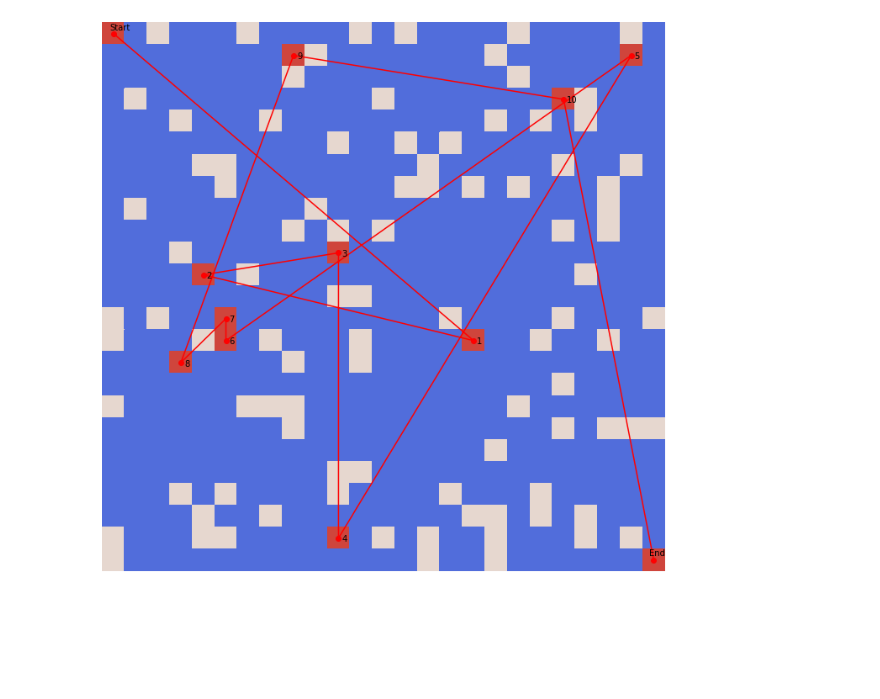
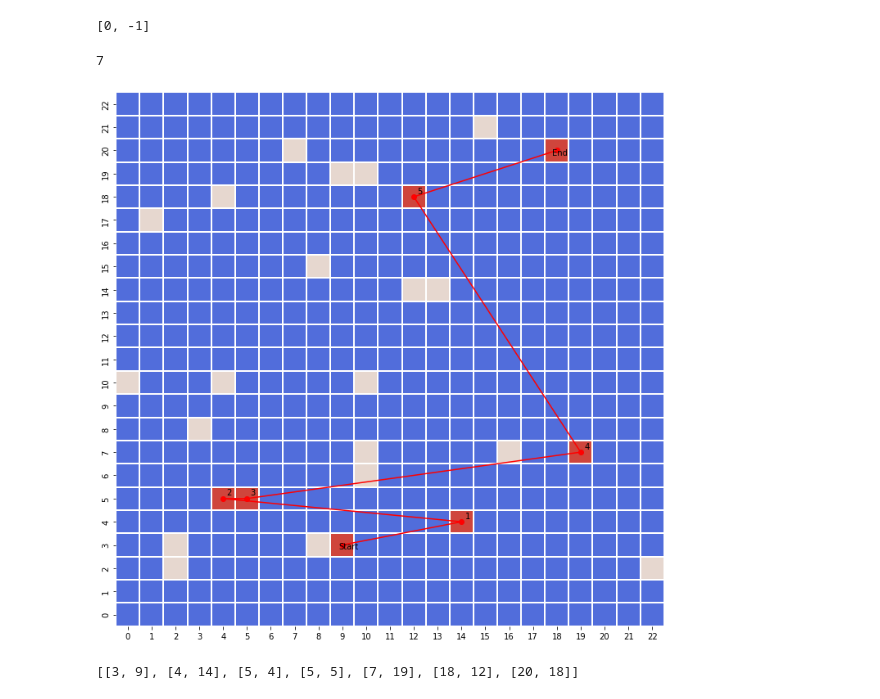
Before and after one commit to giorgio-angelo-esposito/Orienteering_GA, a Jupyter notebook: Orieentiring_GA.ipynb, the cells around one changed output. Drawn from its saved outputs; the diff is of its cells as text; code cells hidden in the pictures; blank space fills up the shorter version.

```diff
--- a/Orieentiring_GA.ipynb
+++ b/Orieentiring_GA.ipynb
@@ -35,3 +54,8 @@ class Individual:
+# %%
+x = random.choice([moves[0],moves[3]])
+x
+# %% [output]
+[0, -1]
 # %%
 class Map:
 
@@ -41,15 +65,15 @@ class Map:
   obstacles and control points are placed.
 
   Attributes:
-    - lenght: the lenght of the map (the m dimension)
-    - height: the height of the map (the n dimension)
+    - rows: the number of rows of the map (the m dimension)
+    - colums: the numbers of the map (the n dimension)
     - number_of_obstacles: the number of obstacles that will appear on the map
     - number_of_cp: number of control points that will appear on the map
     - cp_list: a list containing all the coordinates of the control points.
                Initially contains the start point at (0,0)
   '''
 
-  def __init__(self, lenght, height, number_of_obstacles, number_of_cp):
+  def __init__(self, rows, columns, number_of_obstacles, number_of_cp):
 
     '''
     The constructor of the map: lenght and height represent the dimension of the map (array)
@@ -57,11 +81,11 @@ class Map:
     of control points that will be placed on the map, respectively.
     '''
 
-    self.lenght = lenght
-    self.height = height
+    self.rows = rows
+    self.columns = columns
     self.number_of_obstacles = number_of_obstacles
     self.number_of_cp = number_of_cp
-    self.cp_list = [[0,0]]
+    self.cp_list = []
 
   def create_map(self):
 
@@ -71,19 +95,17 @@ class Map:
     ending points.
     '''
 
-    map = np.zeros((self.lenght, self.height)) #initially, we create the array with all 0s
-    map[0][0] = 2 #at the star we put 2
-    map[self.lenght-1][self.height-1] = 2 # the same at the end
+    map = np.zeros((self.rows, self.columns)) #initially, we create the array with all 0s
 
     for i in range(self.number_of_obstacles): # iterate over the number of obstacles
 
       #randomically, create the coordinates where to put the obstacle
-      x_obstacle = np.random.randint(0,self.lenght)
-      y_obstacle = np.random.randint(0,self.height)
+      x_obstacle = np.random.randint(0,self.rows)
+      y_obstacle = np.random.randint(0,self.columns)
       #print('Posizione ostacolo: {0}, {1}'.format(x_ostacolo,y_ostacolo))
 
       #check if the coordinate corresponds with a control point, the start or the end
-      if map[x_obstacle][y_obstacle] == 2 or (x_obstacle == 0 and y_obstacle == 0) or (x_obstacle == self.lenght and y_obstacle == self.height):
+      if map[x_obstacle][y_obstacle] == 2:
         #if true, do not place the obstacle
         continue
       else:
@@ -94,8 +116,8 @@ class Map:
       if self.number_of_cp != 0:
 
         #randomically, create the coordinates where to put the control point
-        x_cp = np.random.randint(0,self.lenght)
-        y_cp = np.random.randint(0,self.height)
+        x_cp = np.random.randint(0,self.rows)
+        y_cp = np.random.randint(0,self.columns)
 
         #check if the control point is over an obstacle
         if map[x_cp][y_cp] == 1:
@@ -106,8 +128,8 @@ class Map:
           self.cp_list.append([x_cp,y_cp]) # add the coordinate to the list of all control points
           self.number_of_cp -= 1 # reduce the number of control points
 
-    self.cp_list.append([self.lenght-1,self.height-1]) # in the end, add the arrival point to the list of control points
-
+    #self.cp_list.append([self.lenght-1,self.height-1]) # in the end, add the arrival point to the list of control points
+    self.cp_list.sort()
     return map, self.cp_list # return the array and the list
 
 
@@ -125,7 +147,7 @@ class Map:
     plt.figure(figsize=(12,12))
 
     #use a heatmap for plotting, so the same value will have the same color
-    sns.heatmap(map, cbar = False, cmap = sns.color_palette("coolwarm", 12))
+    ax = sns.heatmap(map, cbar = False, cmap = sns.color_palette("coolwarm", 12),linewidth = 1)
 
     # get the x and y coordinate for each point, and sum 0.5, so the line will start at the centre of the square
     x = [self.cp_list[i][1] + 0.5 for i in range(len(self.cp_list))]
@@ -140,14 +162,18 @@ class Map:
       plt.text(x[i] + 0.15, y[i] + 0.15, str(i))
     plt.text(x[-1] - 0.20, y[-1] - 0.20, 'End')
 
-    #remove the axis
-    plt.axis('off')
+    ax.invert_yaxis()
+
+    plt.ylim(0,self.rows)
+    plt.xlim(0,self.columns)
 
     #show the plot
     plt.show()
 # %%
-map = Map(25,25,100,10)
+map = Map(23,23,20,7)
+print(map.number_of_cp)
 mappa, lanterne = map.create_map()
 map.visualizeMap(mappa)
 # %% [output]
+7
-[figure, old version]
+[figure, new version]
@@ -225,0 +180,5 @@ class GeneticAlgorithm:
+# %%
+cp_list = map.getControlPointList()
+cp_list
+# %% [output]
+[[3, 9], [4, 14], [5, 4], [5, 5], [7, 19], [18, 12], [20, 18]]
```
Also changed, not shown: parts of 4 cells of this notebook.
